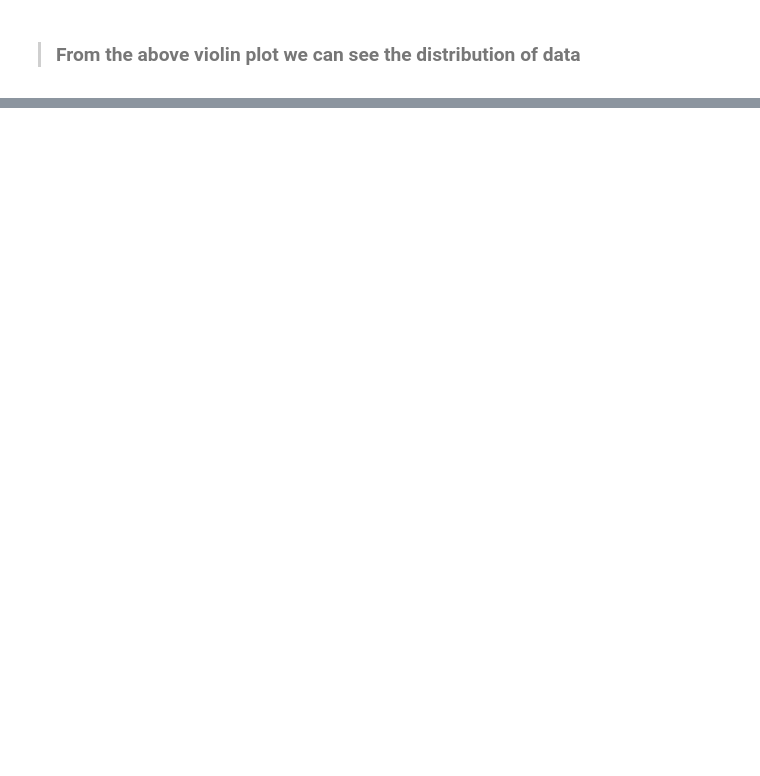
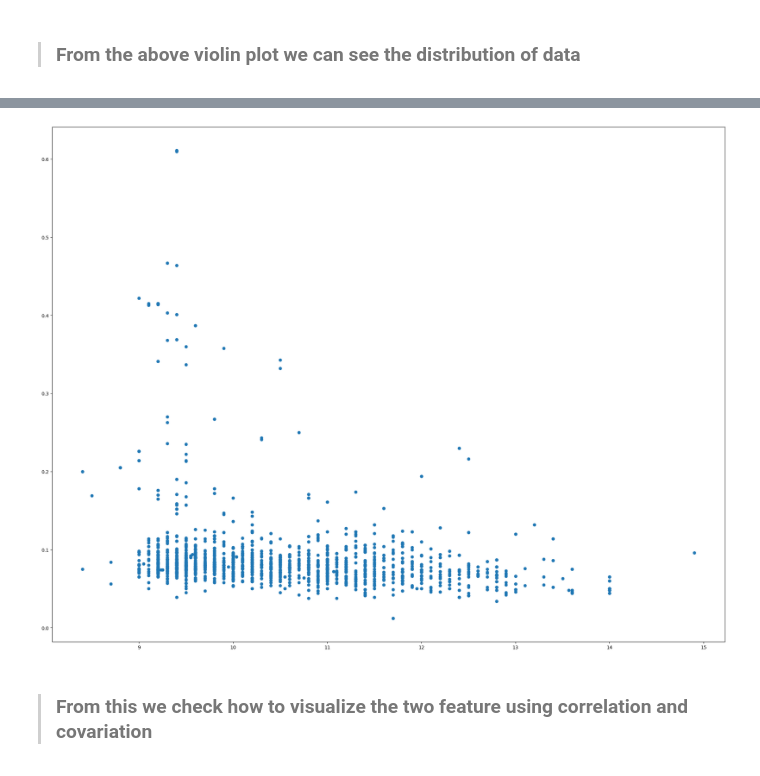
Before and after one commit to sumitkpal62/Red_wine_analysis, a Jupyter notebook: main.ipynb, the cells around one changed output, grey strips where cells are left out. Cells and saved outputs as stored; diff of their text form; code cells hidden in the pictures; blank space fills up the shorter version.

```diff
--- a/main.ipynb
+++ b/main.ipynb
@@ -743,0 +804,9 @@ plt.show()
+# %%
+plt.figure(figsize=(26,20))
+
+plt.scatter(df['alcohol'], df['chlorides'])
+plt.show()
+# %% [output]
+[figure, added]
+# %% [markdown]
+> ### From this we check how to visualize the two feature using correlation and covariation
```
Also changed, not shown: parts of 8 cells of this notebook, 2 other files.
